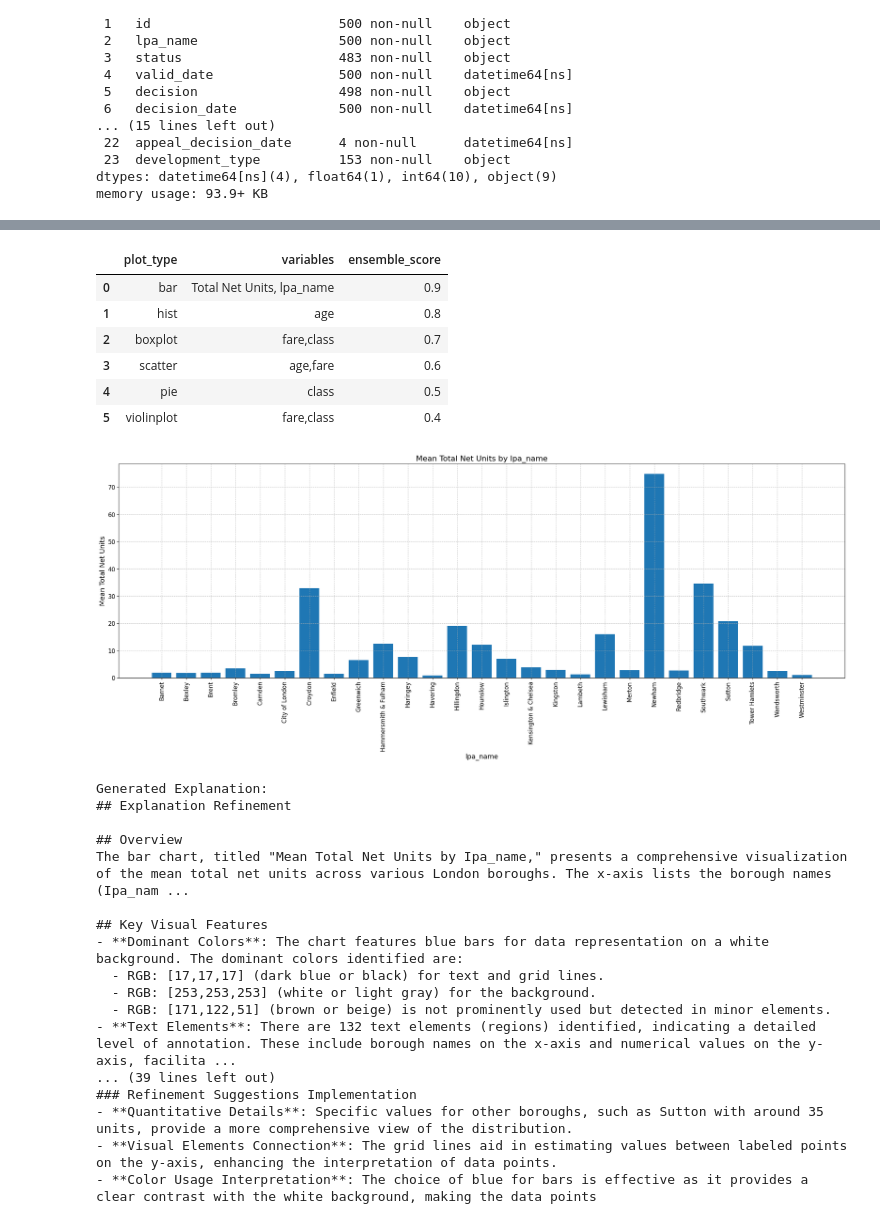
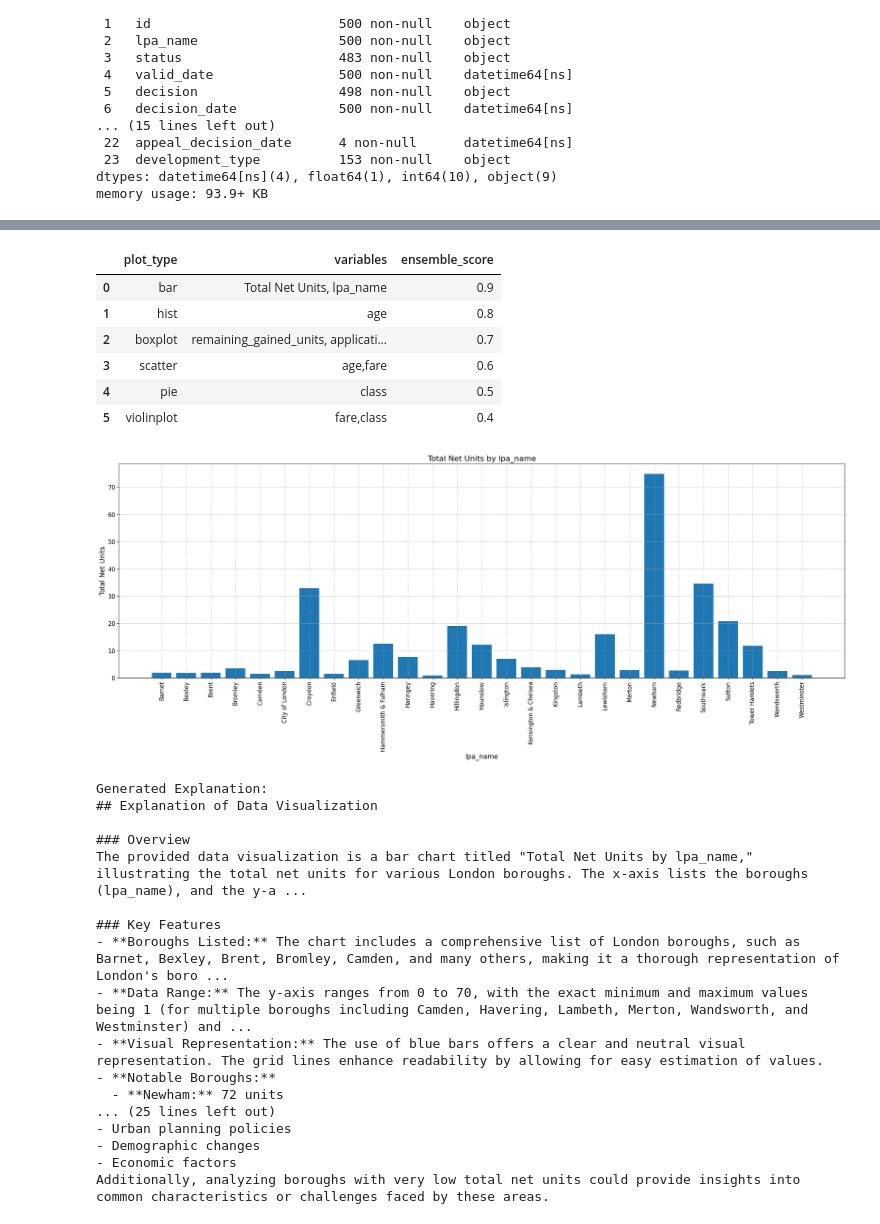
Before and after one commit to jerryola1/PlotSenseAI, a Jupyter notebook: test.ipynb, the cells around one changed output, grey strips where cells are left out. Saved outputs shown, nothing was run; the diff lists cells and outputs as text; code cells hidden in the pictures.

```diff
--- a/test.ipynb
+++ b/test.ipynb
@@ -104,17 +104,17 @@ recommendation
 # %%
  # Create sample recommendations
 test_rec = pd.DataFrame({
     'plot_type': ['bar', 'hist', 'boxplot', 'scatter', 'pie', 'violinplot'],
-    'variables': ['Total Net Units, lpa_name', 'age', 'fare,class', 'age,fare', 'class', 'fare,class'],
+    'variables': ['Total Net Units, lpa_name', 'age', 'remaining_gained_units, application_type_full', 'age,fare', 'class', 'fare,class'],
     'ensemble_score': [0.9, 0.8, 0.7, 0.6, 0.5, 0.4]
 })
 
 test_rec
 # %% [output]
 |  | plot_type | variables | ensemble_score |
 | 0 | bar | Total Net Units, lpa_name | 0.9 |
 | 1 | hist | age | 0.8 |
-| 2 | boxplot | fare,class | 0.7 |
+| 2 | boxplot | remaining_gained_units, applicati... | 0.7 |
 | 3 | scatter | age,fare | 0.6 |
 | 4 | pie | class | 0.5 |
 | 5 | violinplot | fare,class | 0.4 |
@@ -121,4 +123,4 @@ test_rec
 # %%
 fig = plotgen(hack, 0, test_rec)
 # %% [output]
-[figure, old version]
+[figure, new version]
@@ -125,23 +135,23 @@ fig = plotgen(hack, 0, test_rec)
 # %%
-explanation = explain_plot(fig)
+explanation = explainer7(fig)
 print("Generated Explanation:")
 print(explanation)
 # %% [output]
 Generated Explanation:
-## Explanation Refinement
+## Explanation of Data Visualization
 
-## Overview
-The bar chart, titled "Mean Total Net Units by Ipa_name," presents a comprehensive visualization of the mean total net units across various London boroughs. The x-axis lists the borough names (Ipa_nam ...
+### Overview
+The provided data visualization is a bar chart titled "Total Net Units by lpa_name," illustrating the total net units for various London boroughs. The x-axis lists the boroughs (lpa_name), and the y-a ...
 
-## Key Visual Features
-- **Dominant Colors**: The chart features blue bars for data representation on a white background. The dominant colors identified are:
-  - RGB: [17,17,17] (dark blue or black) for text and grid lines.
-  - RGB: [253,253,253] (white or light gray) for the background.
-  - RGB: [171,122,51] (brown or beige) is not prominently used but detected in minor elements.
-- **Text Elements**: There are 132 text elements (regions) identified, indicating a detailed level of annotation. These include borough names on the x-axis and numerical values on the y-axis, facilita ...
-... (39 lines left out)
-### Refinement Suggestions Implementation
-- **Quantitative Details**: Specific values for other boroughs, such as Sutton with around 35 units, provide a more comprehensive view of the distribution.
-- **Visual Elements Connection**: The grid lines aid in estimating values between labeled points on the y-axis, enhancing the interpretation of data points.
-- **Color Usage Interpretation**: The choice of blue for bars is effective as it provides a clear contrast with the white background, making the data points
+### Key Features
+- **Boroughs Listed:** The chart includes a comprehensive list of London boroughs, such as Barnet, Bexley, Brent, Bromley, Camden, and many others, making it a thorough representation of London's boro ...
+- **Data Range:** The y-axis ranges from 0 to 70, with the exact minimum and maximum values being 1 (for multiple boroughs including Camden, Havering, Lambeth, Merton, Wandsworth, and Westminster) and ...
+- **Visual Representation:** The use of blue bars offers a clear and neutral visual representation. The grid lines enhance readability by allowing for easy estimation of values.
+- **Notable Boroughs:**
+  - **Newham:** 72 units
+... (25 lines left out)
+- Urban planning policies
+- Demographic changes
+- Economic factors
+Additionally, analyzing boroughs with very low total net units could provide insights into common characteristics or challenges faced by these areas.
 # %%
```
Also changed, not shown: parts of 9 cells of this notebook, 15 other files.
